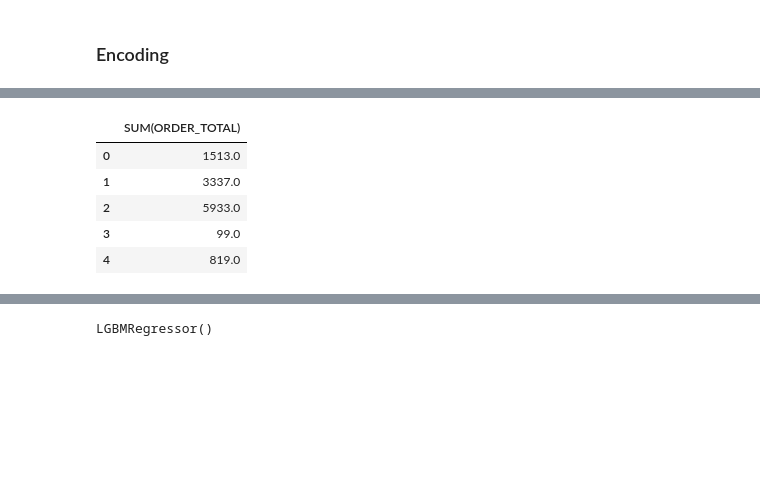
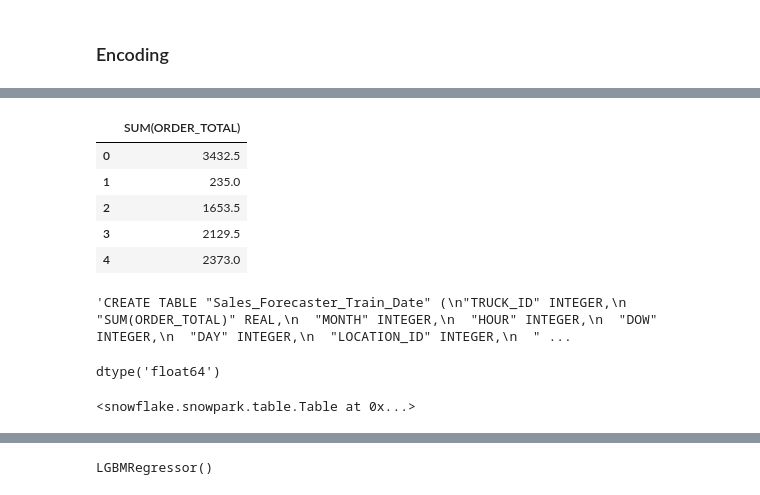
Before and after one commit to jkyxd/ICP_Group3, a Jupyter notebook: ICP Jupyter File.ipynb, the cells around one changed output, grey strips where cells are left out. Drawn from its saved outputs; the diff is of its cells as text; code cells hidden in the pictures; blank space fills up the shorter version.

Commit message:
fixed the scaling, push the cleaned data to snowflake and restested the model with the new data(with extra columns)

```diff
--- a/ICP Jupyter File.ipynb
+++ b/ICP Jupyter File.ipynb
@@ -653,9 +653,9 @@ X_final_scaled.head()
 # %%
-y_final.head()
+sum()
 # %% [output]
 |  | SUM(ORDER_TOTAL) |
-| 0 | 1513.0 |
-| 1 | 3337.0 |
-| 2 | 5933.0 |
-| 3 | 99.0 |
-| 4 | 819.0 |
+| 0 | 3432.5 |
+| 1 | 235.0 |
+| 2 | 1653.5 |
+| 3 | 2129.5 |
+| 4 | 2373.0 |
@@ -664,0 +670,4 @@ session.use_schema("ANALYTICS")
+# %%
+syntaxAAAAA
+# %% [output]
+'CREATE TABLE "Sales_Forecaster_Train_Date" (\n"TRUCK_ID" INTEGER,\n  "SUM(ORDER_TOTAL)" REAL,\n  "MONTH" INTEGER,\n  "HOUR" INTEGER,\n  "DOW" INTEGER,\n  "DAY" INTEGER,\n  "LOCATION_ID" INTEGER,\n  " ...
@@ -664,0 +678,4 @@ session.use_schema("ANALYTICS")
+# %%
+X_final_scaled["AVG_TEMPERATURE_AIR_2M_F"].dtypes
+# %% [output]
+dtype('float64')
@@ -664,0 +684,11 @@ session.use_schema("ANALYTICS")
+# %%
+session.write_pandas(
+    df=X_final_scaled,
+    table_name="Sales_Forecast_Training_Data",
+    database="FROSTBYTE_TASTY_BYTES",
+    schema="ANALYTICS",
+    quote_identifiers=False,
+    overwrite=True
+)
+# %% [output]
+<snowflake.snowpark.table.Table at 0x...>
```
Also changed, not shown: parts of 27 cells of this notebook.
